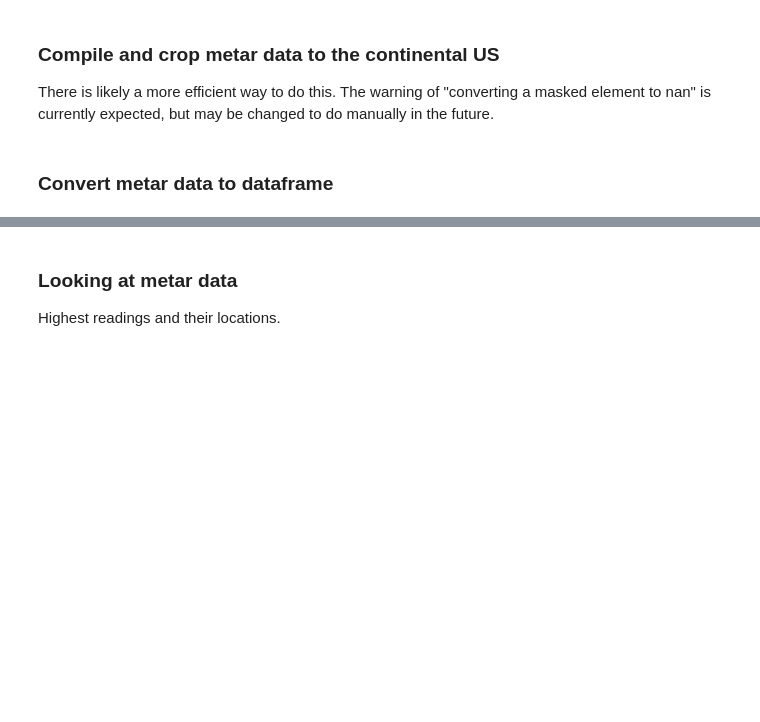
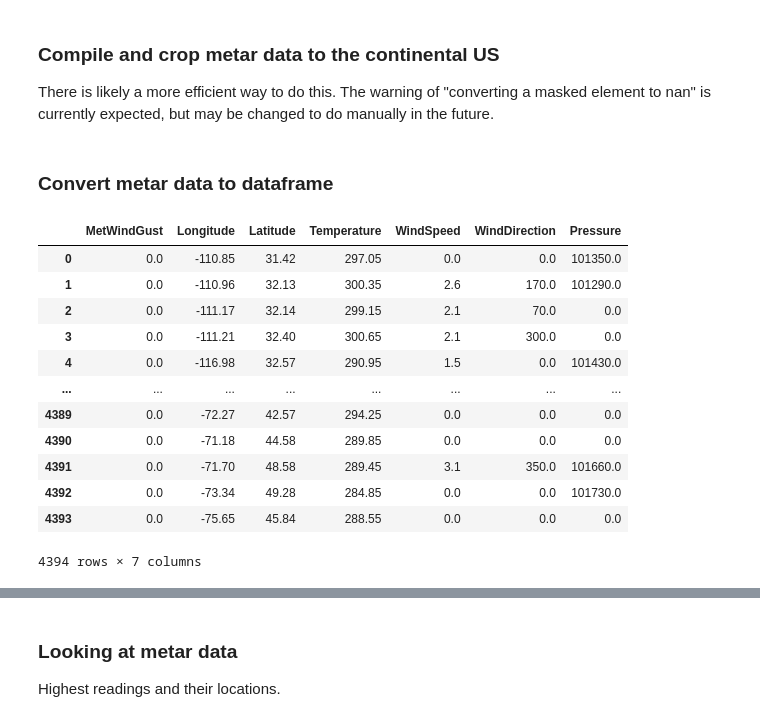
Before and after one commit to jesseturner/Wind-Gust-Predictions, a Jupyter notebook: METAR_analysis.ipynb, the cells around one changed output, grey strips where cells are left out. Saved outputs shown, nothing was run; the diff lists cells and outputs as text; code cells hidden in the pictures; blank space fills up the shorter version.

```diff
--- a/METAR_analysis.ipynb
+++ b/METAR_analysis.ipynb
@@ -83,29 +71,55 @@ met_pos_test = np.asarray(cell_test)
 # %% [markdown]
 ### Convert metar data to dataframe
 # %%
-met_df = pd.DataFrame(
-    {'MetWindGust': met_pos[:, 0],
-     'Longitude': met_pos[:, 1],
-     'Latitude': met_pos[:, 2],
-     'Temperature': met_pos[:, 3],
-     'WindSpeed': met_pos[:, 4],
-     'WindDirection': met_pos[:, 5],
-     'Pressure': met_pos[:, 6]})
+met_df_1 = pd.DataFrame(
+    {'MetWindGust': met_pos_1[:, 0],
+     'Longitude': met_pos_1[:, 1],
+     'Latitude': met_pos_1[:, 2],
+     'Temperature': met_pos_1[:, 3],
+     'WindSpeed': met_pos_1[:, 4],
+     'WindDirection': met_pos_1[:, 5],
+     'Pressure': met_pos_1[:, 6]})
 
-met_df = met_df.round(4)
-met_df = met_df.replace(np.NaN, 0)
-pd.set_option('display.min_rows', 100)
-met_df
+met_df_1 = met_df_1.round(4)
+met_df_1 = met_df_1.replace(np.NaN, 0)
+met_df_1
 
-#--------Test Data--------
-met_df_test = pd.DataFrame(
-    {'MetWindGust': met_pos_test[:, 0],
-     'Longitude': met_pos_test[:, 1],
-     'Latitude': met_pos_test[:, 2],
-     'Temperature': met_pos_test[:, 3],
-     'WindSpeed': met_pos_test[:, 4],
-     'WindDirection': met_pos_test[:, 5],
-     'Pressure': met_pos_test[:, 6]})
+met_df_2 = pd.DataFrame(
+    {'MetWindGust': met_pos_2[:, 0],
+     'Longitude': met_pos_2[:, 1],
+     'Latitude': met_pos_2[:, 2],
+     'Temperature': met_pos_2[:, 3],
+     'WindSpeed': met_pos_2[:, 4],
+     'WindDirection': met_pos_2[:, 5],
+     'Pressure': met_pos_2[:, 6]})
 
-met_df_test = met_df_test.round(4)
-met_df_test = met_df_test.replace(np.NaN, 0)
+met_df_2 = met_df_2.round(4)
+met_df_2 = met_df_2.replace(np.NaN, 0)
+met_df_2
+
+met_df_3 = pd.DataFrame(
+    {'MetWindGust': met_pos_3[:, 0],
+     'Longitude': met_pos_3[:, 1],
+     'Latitude': met_pos_3[:, 2],
+     'Temperature': met_pos_3[:, 3],
+     'WindSpeed': met_pos_3[:, 4],
+     'WindDirection': met_pos_3[:, 5],
+     'Pressure': met_pos_3[:, 6]})
+
+met_df_3 = met_df_3.round(4)
+met_df_3 = met_df_3.replace(np.NaN, 0)
+met_df_3
+# %% [output]
+|  | MetWindGust | Longitude | Latitude | Temperature | WindSpeed | WindDirection | Pressure |
+| 0 | 0.0 | -110.85 | 31.42 | 297.05 | 0.0 | 0.0 | 101350.0 |
+| 1 | 0.0 | -110.96 | 32.13 | 300.35 | 2.6 | 170.0 | 101290.0 |
+| 2 | 0.0 | -111.17 | 32.14 | 299.15 | 2.1 | 70.0 | 0.0 |
+| 3 | 0.0 | -111.21 | 32.40 | 300.65 | 2.1 | 300.0 | 0.0 |
+| 4 | 0.0 | -116.98 | 32.57 | 290.95 | 1.5 | 0.0 | 101430.0 |
+| ... | ... | ... | ... | ... | ... | ... | ... |
+| 4389 | 0.0 | -72.27 | 42.57 | 294.25 | 0.0 | 0.0 | 0.0 |
+| 4390 | 0.0 | -71.18 | 44.58 | 289.85 | 0.0 | 0.0 | 0.0 |
+| 4391 | 0.0 | -71.70 | 48.58 | 289.45 | 3.1 | 350.0 | 101660.0 |
+| 4392 | 0.0 | -73.34 | 49.28 | 284.85 | 0.0 | 0.0 | 101730.0 |
+| 4393 | 0.0 | -75.65 | 45.84 | 288.55 | 0.0 | 0.0 | 0.0 |
+4394 rows × 7 columns
```
Also changed, not shown: parts of 4 cells of this notebook.
